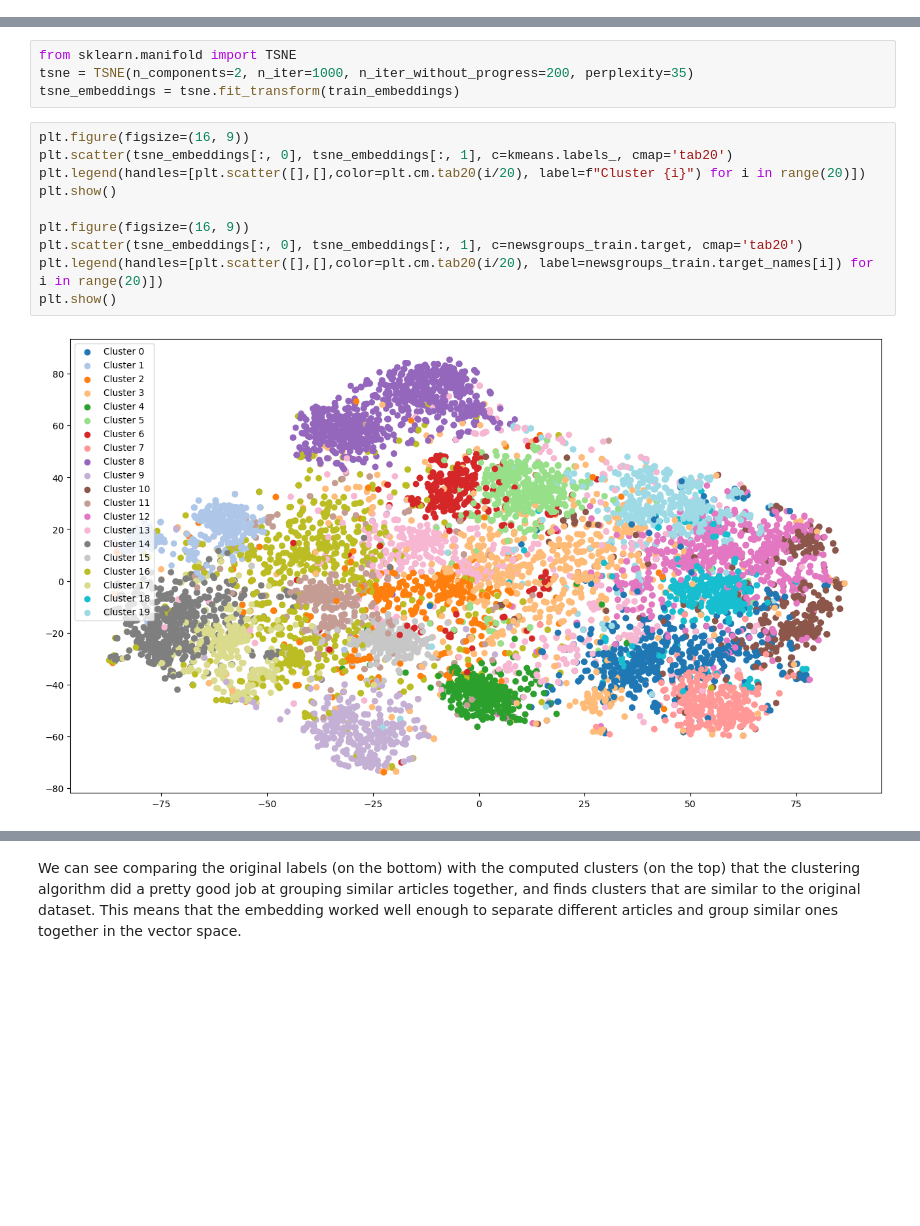
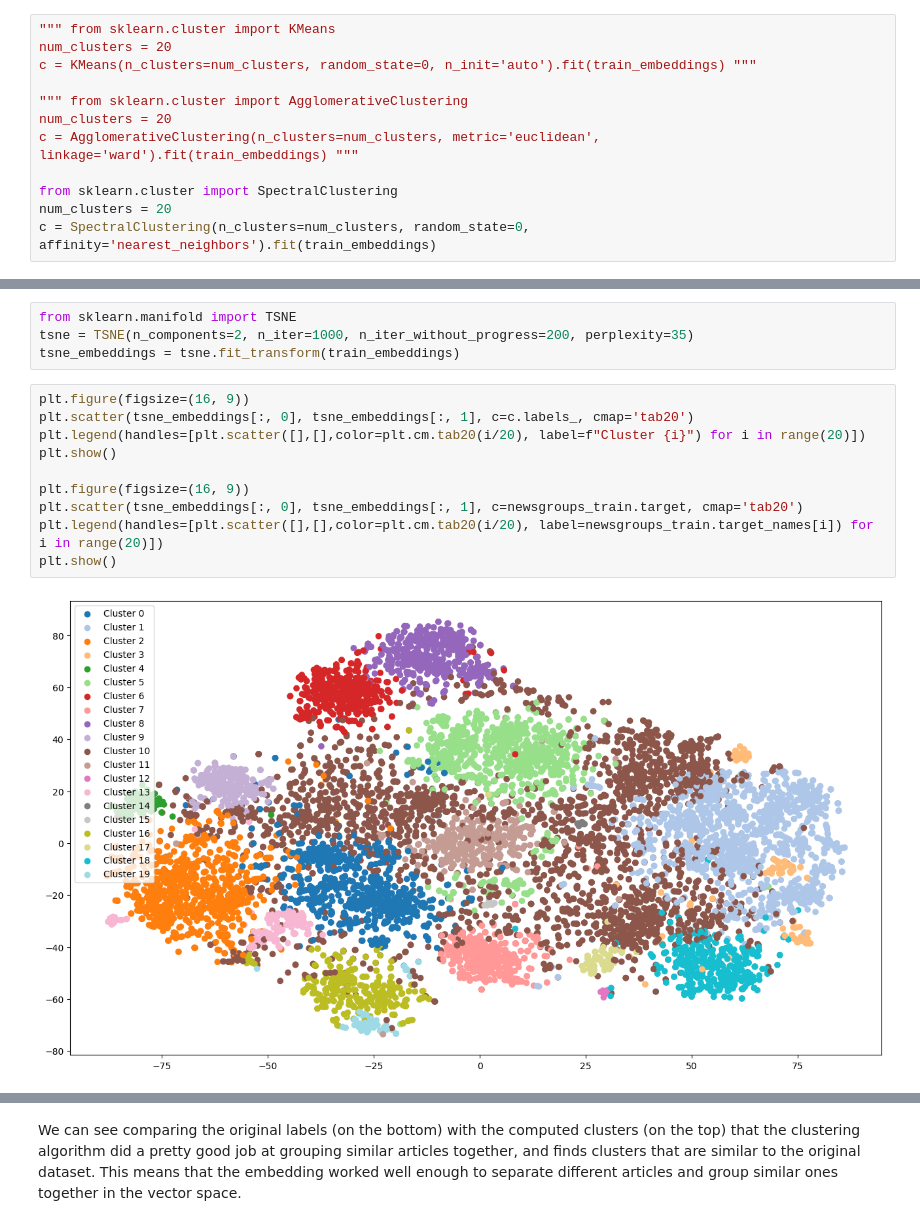
Before and after one commit to roopekj/NLP_project, a Jupyter notebook: sbert_demo.ipynb, the cells around one changed output, grey strips where cells are left out. Cells and saved outputs as stored; diff of their text form; blank space fills up the shorter version.

```diff
--- a/sbert_demo.ipynb
+++ b/sbert_demo.ipynb
@@ -61,3 +57,15 @@ kmeans = KMeans(n_clusters=num_clusters, random_state=0, n_init='auto').fit(trai
+# %%
+""" from sklearn.cluster import KMeans
+num_clusters = 20
+c = KMeans(n_clusters=num_clusters, random_state=0, n_init='auto').fit(train_embeddings) """
+
+""" from sklearn.cluster import AgglomerativeClustering
+num_clusters = 20
+c = AgglomerativeClustering(n_clusters=num_clusters, metric='euclidean', linkage='ward').fit(train_embeddings) """
+
+from sklearn.cluster import SpectralClustering
+num_clusters = 20
+c = SpectralClustering(n_clusters=num_clusters, random_state=0, affinity='nearest_neighbors').fit(train_embeddings)
 # %% [markdown]
 ## Create the graph using tSNE
 
@@ -68,13 +76,13 @@ tsne = TSNE(n_components=2, n_iter=1000, n_iter_without_progress=200, perplexity
 tsne_embeddings = tsne.fit_transform(train_embeddings)
 # %%
 plt.figure(figsize=(16, 9))
-plt.scatter(tsne_embeddings[:, 0], tsne_embeddings[:, 1], c=kmeans.labels_, cmap='tab20')
+plt.scatter(tsne_embeddings[:, 0], tsne_embeddings[:, 1], c=c.labels_, cmap='tab20')
 plt.legend(handles=[plt.scatter([],[],color=plt.cm.tab20(i/20), label=f"Cluster {i}") for i in range(20)])
 plt.show()
 
 plt.figure(figsize=(16, 9))
 plt.scatter(tsne_embeddings[:, 0], tsne_embeddings[:, 1], c=newsgroups_train.target, cmap='tab20')
 plt.legend(handles=[plt.scatter([],[],color=plt.cm.tab20(i/20), label=newsgroups_train.target_names[i]) for i in range(20)])
 plt.show()
 # %% [output]
-[figure, old version]
+[figure, new version]
```
Also changed, not shown: parts of 6 cells of this notebook, 1 other file.
